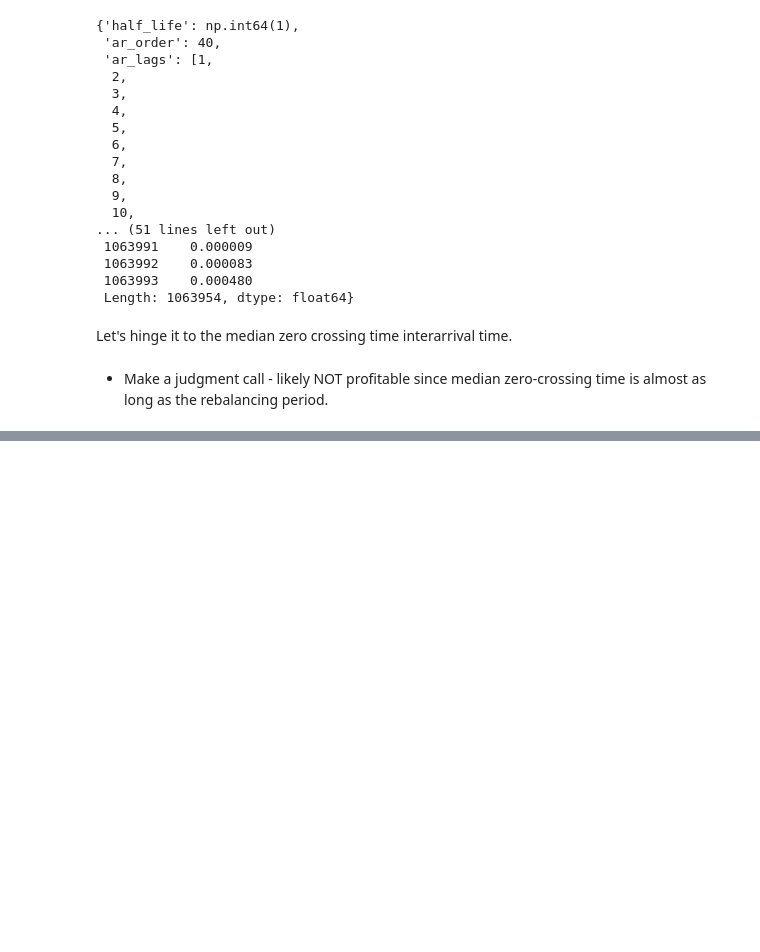
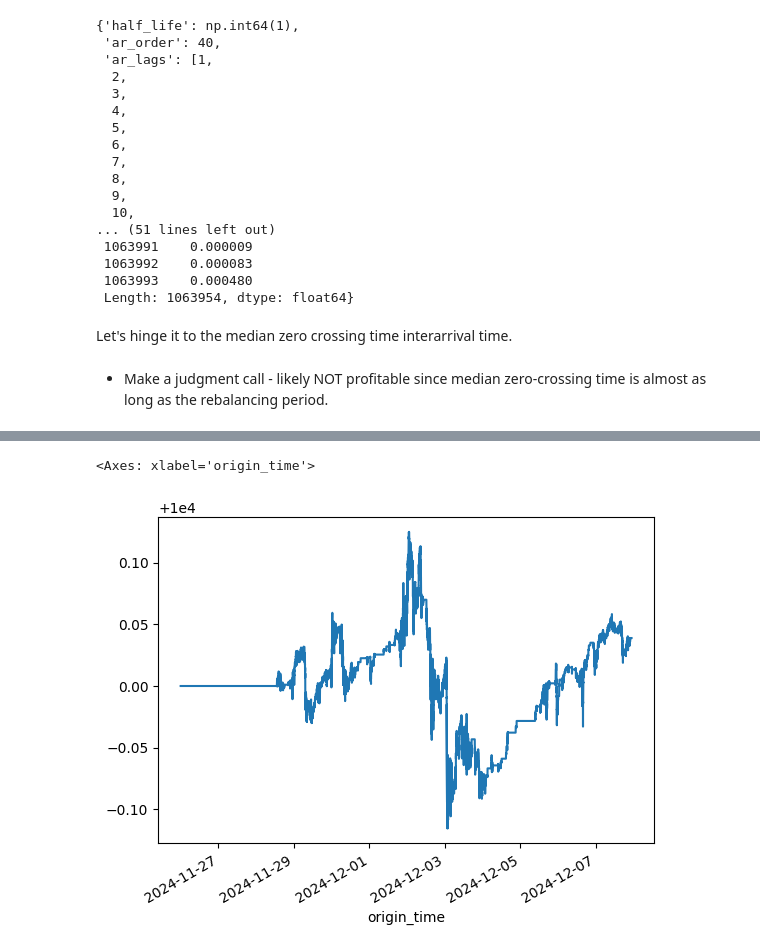
Before and after one commit to vbear97/pairs_trading_cryptocurrency, a Jupyter notebook: trading_strategy_development.ipynb, the cells around one changed output, grey strips where cells are left out. Drawn from its saved outputs; the diff is of its cells as text; code cells hidden in the pictures; blank space fills up the shorter version.

```diff
--- a/trading_strategy_development.ipynb
+++ b/trading_strategy_development.ipynb
@@ -1088,0 +1151,5 @@ Name: beta, dtype: float64
+# %%
+results['equity_curve'].plot()
+# %% [output]
+<Axes: xlabel='origin_time'>
+[figure, added]
```
Also changed, not shown: parts of 28 cells of this notebook.
